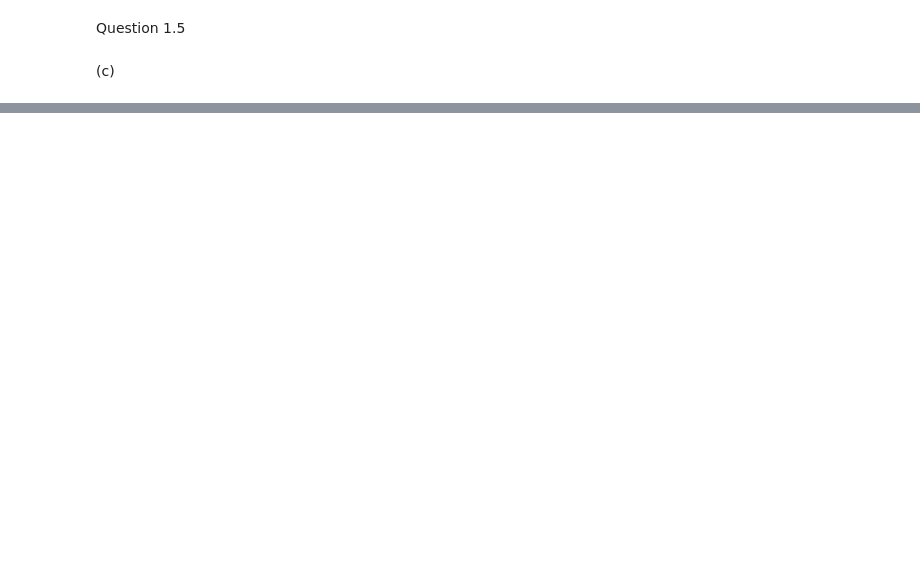
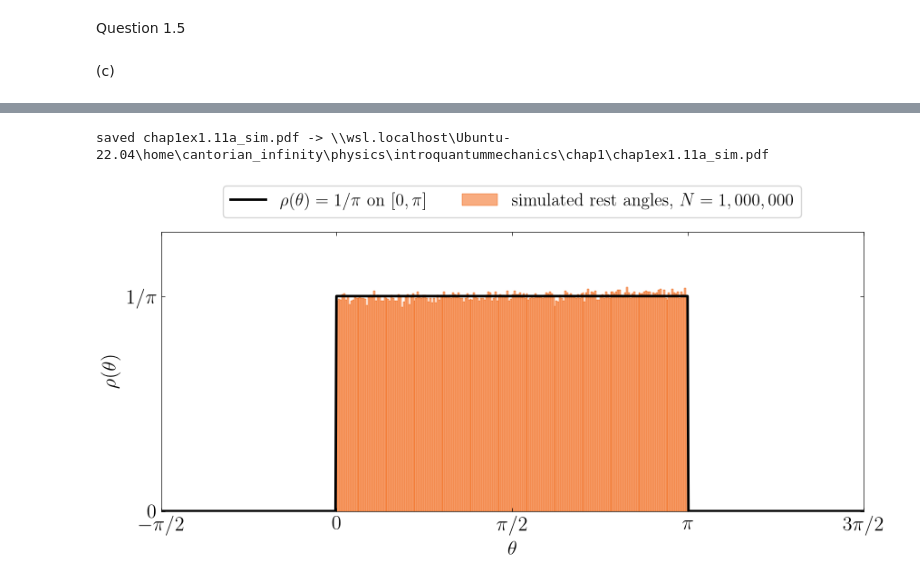
Before and after one commit to DALEE9000/Solutions-to-Introduction-to-Quantum-Mechanics-by-David-Griffiths, a Jupyter notebook: notebooks/chap1/chap1-thewavefunction.ipynb, the cells around one changed output, grey strips where cells are left out. Drawn from its saved outputs; the diff is of its cells as text; code cells hidden in the pictures; blank space fills up the shorter version.

```diff
--- a/notebooks/chap1/chap1-thewavefunction.ipynb
+++ b/notebooks/chap1/chap1-thewavefunction.ipynb
@@ -130,0 +161,35 @@ saved chap1ex1.5c.pdf -> \\wsl.localhost\Ubuntu-22.04\home\cantorian_infinity\ph
+# %%
+# Monte Carlo of the flicked needle.  Each flick: start at angle theta0 in [0, pi], give angular speed w0,
+# friction decelerates it uniformly (alpha), so it travels arc length s = w0^2 / (2 alpha) before stopping.
+# Perfect bounces off the pins at 0 and pi fold that travel like a triangle wave, so the rest angle is
+# the reflection of theta0 + s back into [0, pi].  Large, random s -> the rest angle forgets theta0 -> uniform.
+rng = np.random.default_rng(0)
+N, alpha = 1_000_000, 1.0
+theta0 = rng.uniform(0, np.pi, N)
+w0 = rng.uniform(5, 30, N)                         # any broad flick distribution gives the same answer
+s = w0**2 / (2*alpha)
+rest = np.pi - np.abs(((theta0 + s) % (2*np.pi)) - np.pi)   # fold onto [0, pi]
+
+edges = np.linspace(-np.pi/2, 3*np.pi/2, 401)
+counts, _ = np.histogram(rest, bins=edges, density=True)
+assert np.isclose(np.sum(counts*np.diff(edges)), 1.0)       # total probability 1
+
+fig, ax = plt.subplots(figsize=(10, 4))
+
+ax.bar(edges[:-1], counts, width=np.diff(edges), align='edge', color=tint(C.orange), edgecolor=C.orange,
+       linewidth=0.3, label=rf'simulated rest angles, $N = {N:,}$')
+theta = np.linspace(-np.pi/2, 3*np.pi/2, 801)
+ax.plot(theta, np.where((theta >= 0) & (theta <= np.pi), 1/np.pi, 0.0), color=FG, linewidth=2,
+        label=r'$\rho(\theta) = 1/\pi$ on $[0, \pi]$')
+
+style_ax(ax, xlabel=r'$\theta$', ylabel=r'$\rho(\theta)$', xlim=(-np.pi/2, 3*np.pi/2), ylim=(0, 1.3/np.pi),
+         xticks=[-np.pi/2, 0, np.pi/2, np.pi, 3*np.pi/2],
+         xticklabels=[r'$-\pi/2$', '$0$', r'$\pi/2$', r'$\pi$', r'$3\pi/2$'],
+         yticks=[0, 1/np.pi], yticklabels=['$0$', r'$1/\pi$'])
+ax.legend(frameon=True, fontsize=14, loc='lower center', bbox_to_anchor=(0.5, 1.02), ncol=2)
+
+savefig(fig, "chap1ex1.11a_sim.pdf")
+plt.show()
+# %% [output]
+saved chap1ex1.11a_sim.pdf -> \\wsl.localhost\Ubuntu-22.04\home\cantorian_infinity\physics\introquantummechanics\chap1\chap1ex1.11a_sim.pdf
+[figure, added]
```
Also changed, not shown: parts of 12 cells of this notebook, 13 other files.
